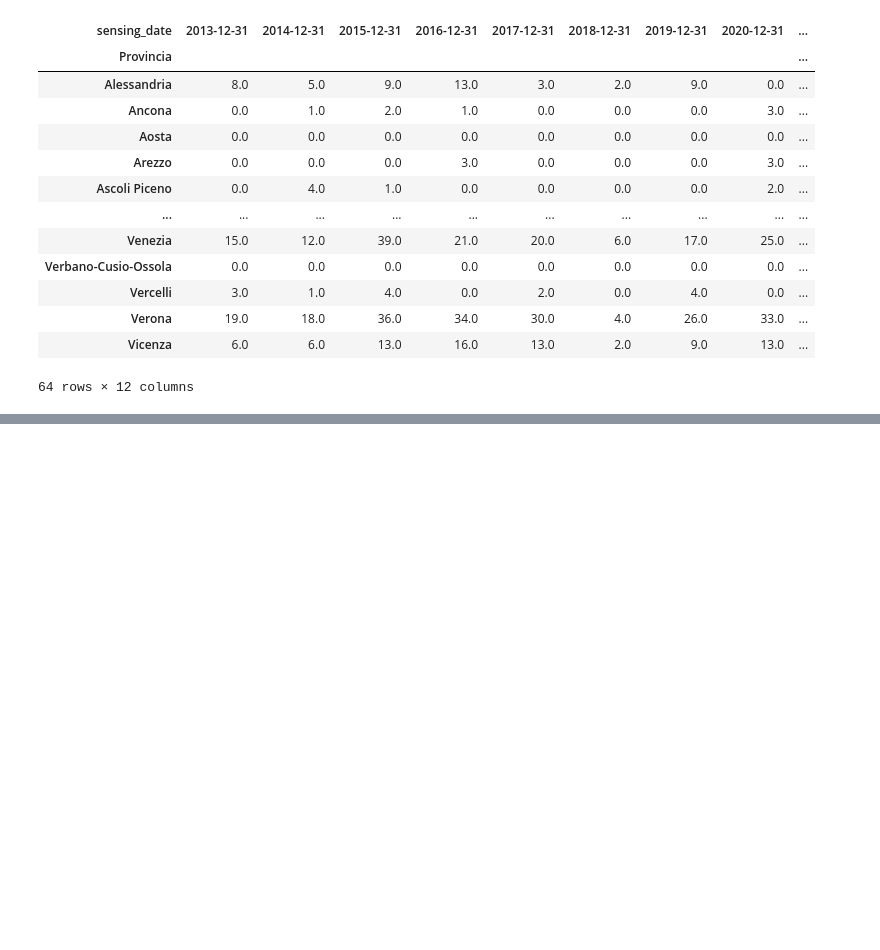
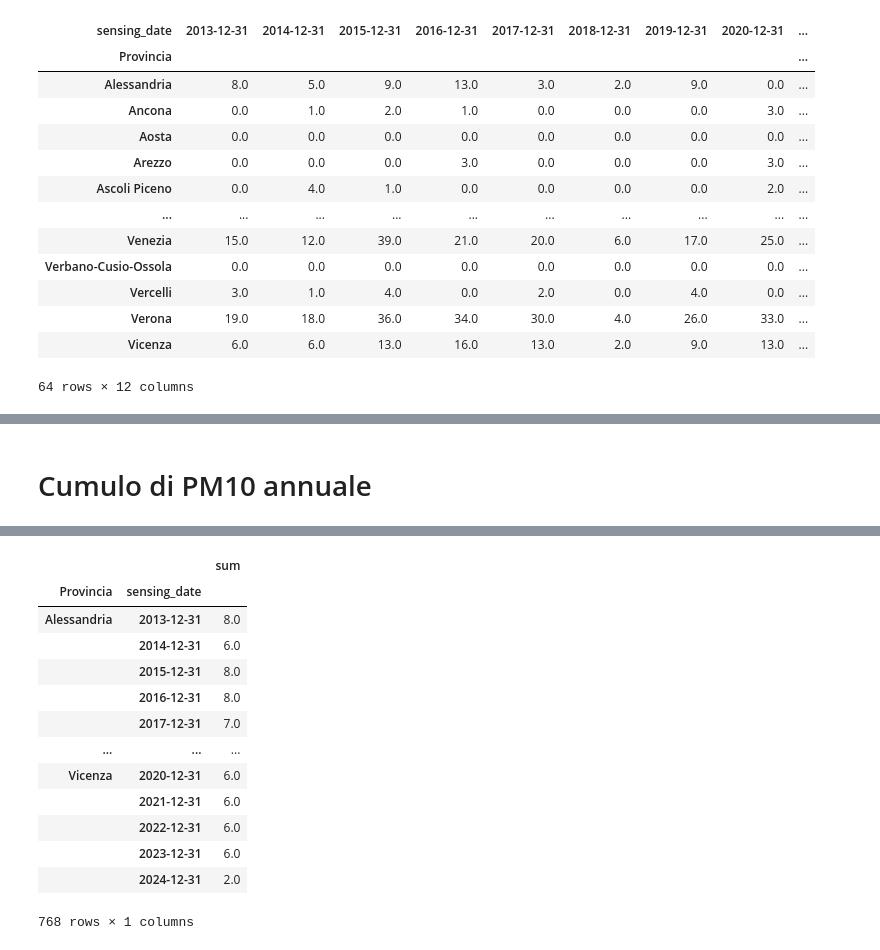
Before and after one commit to MaxDragonheart/PyGIS-Blog, a Jupyter notebook: notebooks/2024/05/01/inquinamento_nord_italia.ipynb, the cells around one changed output, grey strips where cells are left out. Cells and saved outputs as stored; diff of their text form; code cells hidden in the pictures; blank space fills up the shorter version.

```diff
--- a/notebooks/2024/05/01/inquinamento_nord_italia.ipynb
+++ b/notebooks/2024/05/01/inquinamento_nord_italia.ipynb
@@ -288,0 +289,14 @@ plt.show()
+# %% [markdown]
+# Cumulo di PM10 annuale
+# %%
+%%time
+# Calculate daily mean
+yearly_mean = combined_ddf
+yearly_mean = yearly_mean.groupby(['Provincia', pd.Grouper(level='sensing_date', freq='YE')])['sum'].sum()
+yearly_mean_df = pd.DataFrame(yearly_mean)
+# from µg/m3 to g/m3
+yearly_mean_df['sum'] *= 0.000001
+yearly_mean_df['sum'] = yearly_mean_df['sum'].round(0)
+
+yearly_mean_df
+# %% [output]
@@ -288,0 +305,14 @@ plt.show()
+|  |  | sum |
+| Provincia | sensing_date |  |
+| Alessandria | 2013-12-31 | 8.0 |
+|  | 2014-12-31 | 6.0 |
+|  | 2015-12-31 | 8.0 |
+|  | 2016-12-31 | 8.0 |
+|  | 2017-12-31 | 7.0 |
+| ... | ... | ... |
+| Vicenza | 2020-12-31 | 6.0 |
+|  | 2021-12-31 | 6.0 |
+|  | 2022-12-31 | 6.0 |
+|  | 2023-12-31 | 6.0 |
+|  | 2024-12-31 | 2.0 |
+768 rows × 1 columns
```
Also changed, not shown: parts of 4 cells of this notebook.
